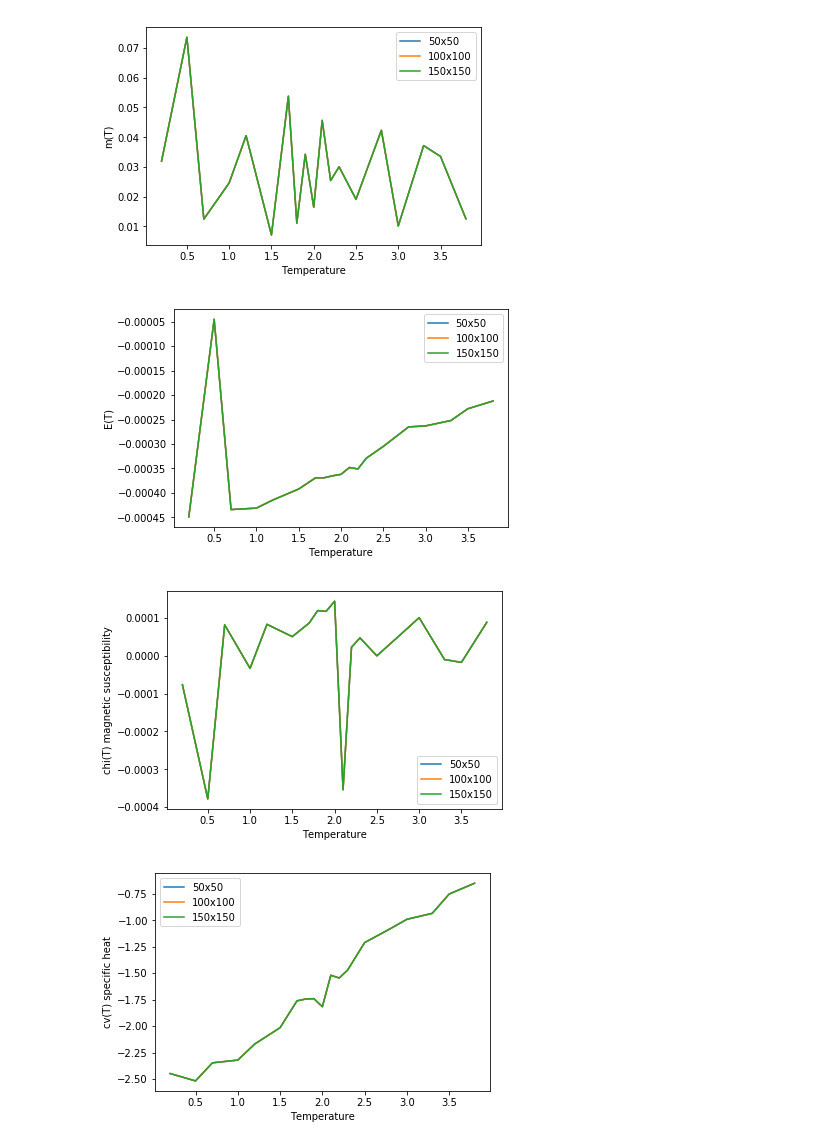
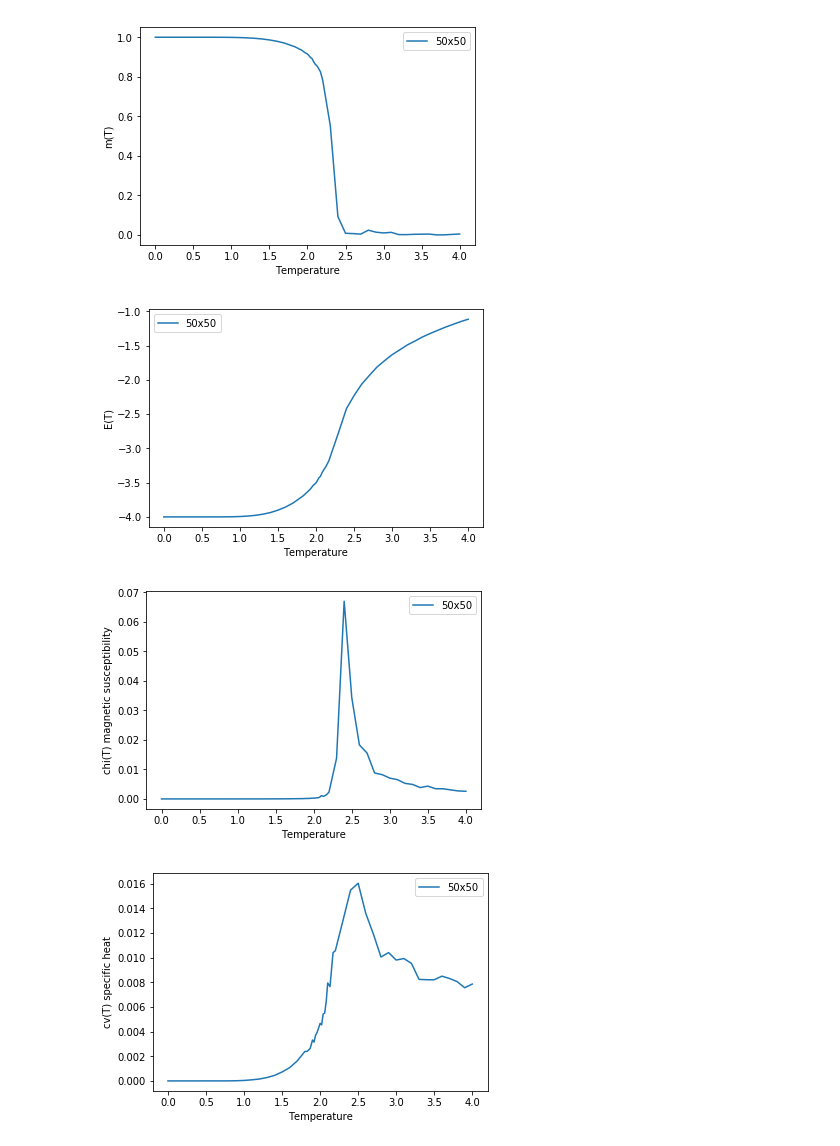
Before and after one commit to MirunaSeme/Simulation-Methods, a Jupyter notebook: assignment-3/Assignment3_IsingModel/PlotCurves.ipynb, the cells around one changed output. Cells and saved outputs as stored; diff of their text form; code cells hidden in the pictures.

Commit message:
added plots for 50x50 with initialization -1

```diff
--- a/assignment-3/Assignment3_IsingModel/PlotCurves.ipynb
+++ b/assignment-3/Assignment3_IsingModel/PlotCurves.ipynb
@@ -2,7 +2,7 @@
 import numpy as np
 import matplotlib.pyplot as plt
 # %%
-f50 = open("50averages_mock.dat")
+f50 = open("50averages.dat")
 f100 = open("50averages_mock.dat")
 f150 = open("50averages_mock.dat")
 t_50, m_50, m2_50, e_50, e2_50 =[], [], [], [], []
@@ -12,9 +12,9 @@ t_150, m_150, m2_150, e_150, e2_150 =[], [], [], [], []
 for l in f50:
     row = l.split()
     t_50.append(float(row[0]))
-    m_50.append(float(row[1]))
+    m_50.append(abs(float(row[1])))
     m2_50.append(float(row[2]))
-    e_50.append(float(row[3]))
+    e_50.append(abs(float(row[3])))
     e2_50.append(float(row[4]))
 for l in f100:
     row = l.split()
@@ -41,39 +55,39 @@ cv_150  = [i*i - j for (i,j) in zip(e_150,e2_150)]
 plt.xlabel('Temperature')
 plt.ylabel('m(T)')
 plt.plot(t_50,m_50, label = '50x50')
-plt.plot(t_100,m_100, label ='100x100')
-plt.plot(t_150,m_150, label= '150x150')
+#plt.plot(t_100,m_100, label ='100x100')
+#plt.plot(t_150,m_150, label= '150x150')
 plt.legend(loc='best')
 plt.show()
 # %% [output]
-[figure, old version]
+[figure, new version]
 # %%
 plt.xlabel('Temperature')
 plt.ylabel('E(T)')
 plt.plot(t_50,e_50, label = '50x50')
-plt.plot(t_100,e_100, label ='100x100')
-plt.plot(t_150,e_150, label= '150x150')
+#plt.plot(t_100,e_100, label ='100x100')
+#plt.plot(t_150,e_150, label= '150x150')
 plt.legend(loc='best')
 plt.show()
 # %% [output]
-[figure, old version]
+[figure, new version]
 # %%
 plt.xlabel('Temperature')
 plt.ylabel('chi(T) magnetic susceptibility')
 plt.plot(t_50,chi_50, label = '50x50')
-plt.plot(t_100,chi_100, label ='100x100')
-plt.plot(t_150,chi_150, label= '150x150')
+#plt.plot(t_100,chi_100, label ='100x100')
+#plt.plot(t_150,chi_150, label= '150x150')
 plt.legend(loc='best')
 plt.show()
 # %% [output]
-[figure, old version]
+[figure, new version]
 # %%
 plt.xlabel('Temperature')
 plt.ylabel('cv(T) specific heat')
 plt.plot(t_50,cv_50, label = '50x50')
-plt.plot(t_100,cv_100, label ='100x100')
-plt.plot(t_150,cv_150, label= '150x150')
+#plt.plot(t_100,cv_100, label ='100x100')
+#plt.plot(t_150,cv_150, label= '150x150')
 plt.legend(loc='best')
 plt.show()
 # %% [output]
-[figure, old version]
+[figure, new version]
```
Also changed, not shown: parts of 2 cells of this notebook, 9 other files.
